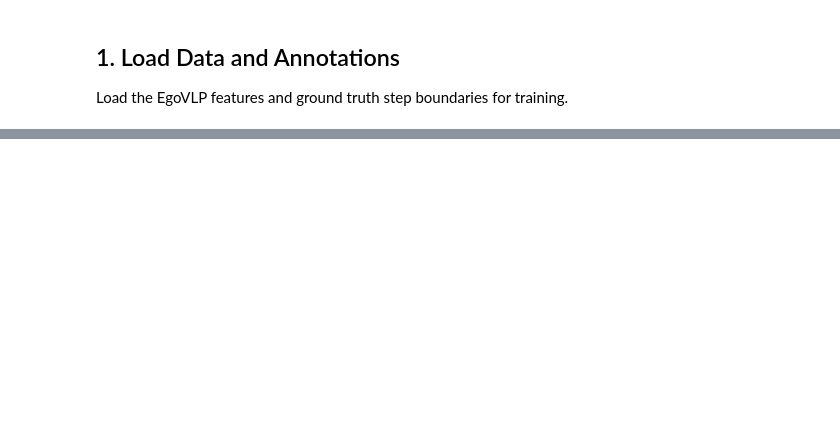
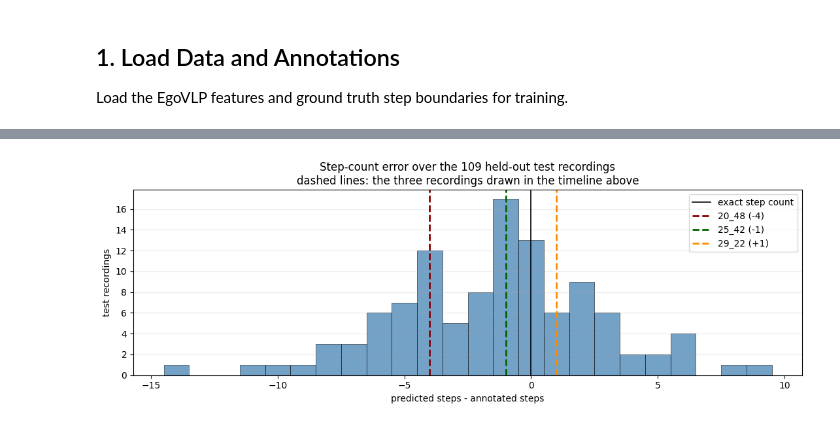
Before and after one commit to zeynepoztunc/aml-procedural-mistake-detection, a Jupyter notebook: extension_step1_actionformer.ipynb, the cells around one changed output, grey strips where cells are left out. Saved outputs shown, nothing was run; the diff lists cells and outputs as text; code cells hidden in the pictures; blank space fills up the shorter version.

Commit message:
fixes in pipeline

```diff
--- a/extension_step1_actionformer.ipynb
+++ b/extension_step1_actionformer.ipynb
@@ -2163,0 +1340,86 @@ else:
+# %%
+# ==============================================================================
+# HOW WELL DOES THE DETECTOR TRANSFER, AND ARE THE EXAMPLES ABOVE TYPICAL?
+# ==============================================================================
+# Two questions the timeline figure raises and cannot answer on its own.
+#
+# 1. Boundary quality is not step-count quality. A recording can have exactly the
+#    right number of predicted steps and still place every one of them wrongly, so
+#    the count error is reported next to a per-recording mean best tIoU: for each
+#    annotated segment, the tIoU of the prediction that overlaps it best.
+#
+# 2. Reporting either quantity per split is what separates a detector that
+#    generalizes from one that has memorized its training recordings. The gap below
+#    is large, and it is the mechanism behind the boundary-swap penalty Substep 4
+#    measures - which is why it is worth a table of its own rather than a footnote.
+
+def mean_best_tiou(rec_id):
+    """Per annotated segment, the tIoU of its best-overlapping prediction."""
+    gt_segs = get_gt_segments_seconds(rec_id)
+    if not gt_segs:
+        return float("nan")
+    pred_segs = [(float(p["segment"][0]), float(p["segment"][1]))
+                 for p in predictions_actionformer_final.get(rec_id, [])]
+    return float(np.mean([
+        max((temporal_iou(g, p) for p in pred_segs), default=0.0) for g in gt_segs
+    ]))
+
+
+step_count_df["mean_best_tiou"] = step_count_df["recording_id"].map(mean_best_tiou)
+
+header = f"{'split':<10}{'n':>6}{'count MAE':>12}{'mean best tIoU':>17}"
+print(header)
+print("-" * len(header))
+for name in ["train", "val", "test"]:
+    sub = step_count_df[step_count_df["split"] == name]
+    if sub.empty:
+        continue
+    print(f"{name:<10}{len(sub):>6}{sub['abs_error'].mean():>12.2f}"
+          f"{sub['mean_best_tiou'].mean():>17.3f}")
+
+_tr = step_count_df[step_count_df["split"] == "train"]
+_te = step_count_df[step_count_df["split"] == "test"]
+
+print(f"""
+Boundary quality falls sharply on held-out recordings
+({_tr['mean_best_tiou'].mean():.3f} -> {_te['mean_best_tiou'].mean():.3f}) while the step COUNT degrades far less
+({_tr['abs_error'].mean():.2f} -> {_te['abs_error'].mean():.2f}). That asymmetry is the mechanism behind Substep 4's
+boundary-swap penalty: the graph pipeline reads the number of steps performed, which
+largely survives the swap, while everything boundary-dependent does not. Quote the test
+row - the train row is here only to size the gap.""")
+
+# ------------------------------------------------------------------------------
+# Is the three-recording timeline above drawn from a representative place?
+# ------------------------------------------------------------------------------
+# Three timelines cannot show a distribution, and a reader is entitled to ask whether
+# they were chosen to flatter or to alarm. Marking them on the histogram of the whole
+# held-out split answers that in one panel, and replaces the alternative of scrolling
+# through dozens of individually uninformative plots.
+fig, ax = plt.subplots(figsize=(11, 4))
+_signed = _te["signed_error"]
+_bins = np.arange(_signed.min() - 0.5, _signed.max() + 1.5, 1.0)
+ax.hist(_signed, bins=_bins, color="steelblue", alpha=0.75,
+        edgecolor="black", linewidth=0.5)
+ax.axvline(0, color="black", linewidth=1.2, label="exact step count")
+
+for rec_id, colour in zip(sample_ids, ["darkred", "darkgreen", "darkorange"]):
+    ax.axvline(count_error[rec_id], color=colour, linestyle="--", linewidth=2,
+               label=f"{rec_id} ({count_error[rec_id]:+d})")
+
+ax.set_xlabel("predicted steps - annotated steps")
+ax.set_ylabel("test recordings")
+ax.set_title(f"Step-count error over the {len(_te)} held-out test recordings\n"
+             "dashed lines: the three recordings drawn in the timeline above")
+ax.legend()
+ax.grid(axis="y", alpha=0.25)
+plt.tight_layout()
+plt.show()
+
+print(f"Under-segmented {int((_signed < 0).sum())}, exact {int((_signed == 0).sum())}, "
+      f"over-segmented {int((_signed > 0).sum())} of {len(_te)} test recordings.")
+print(f"Signed error spans {int(_signed.min()):+d} to {int(_signed.max()):+d}. The "
+      "distribution is left-skewed, so the detector")
+print("drops steps more severely than it invents them, and the quartile-selected examples")
+print("inherit that asymmetry - do not describe the under- and over-segmented cases as")
+print("symmetric failures of equal size.")
+# %% [output]
@@ -2163,0 +1438 @@ else:
+[figure, added]
```
Also changed, not shown: parts of 49 cells of this notebook, 5 other files.
